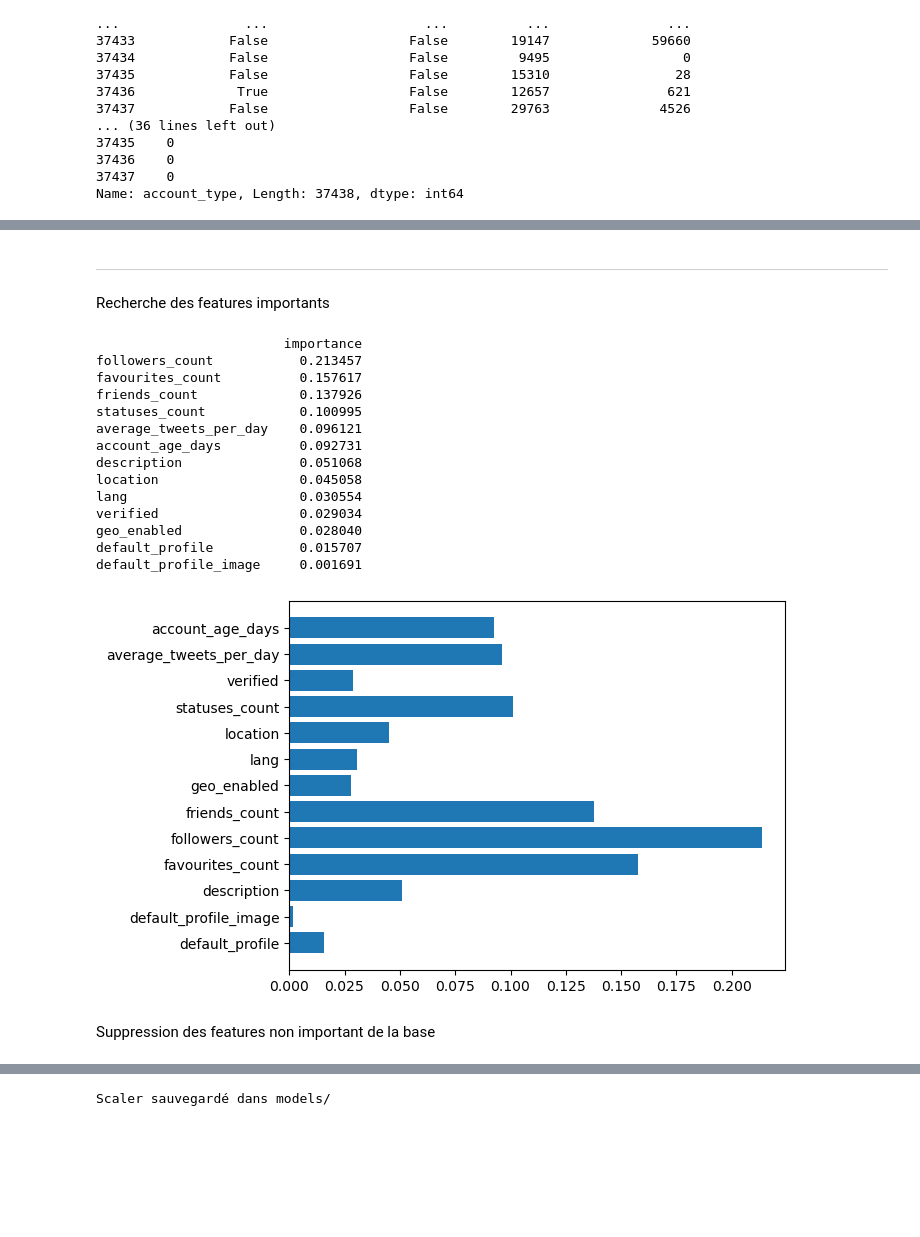
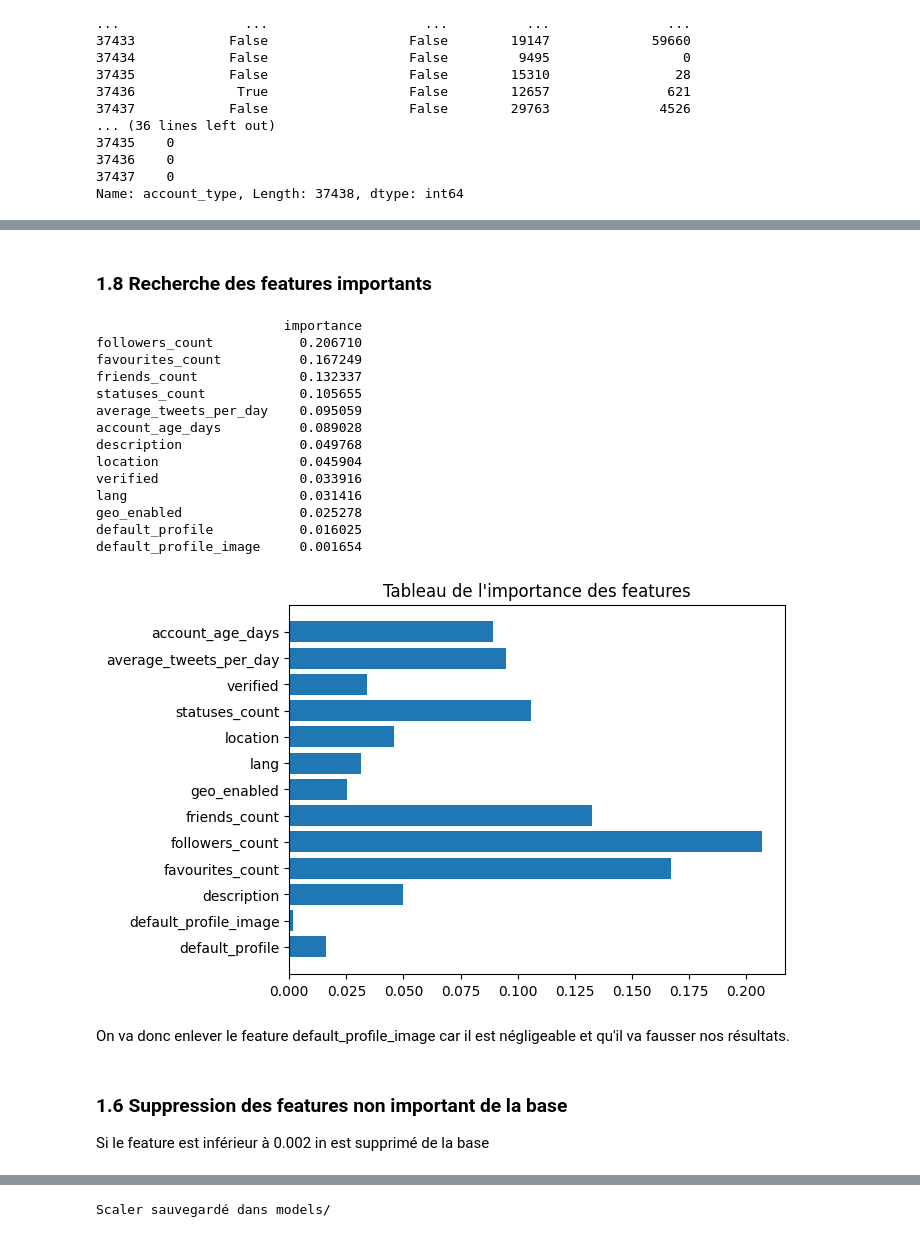
Before and after one commit to ML-fakes-account/fakes-account, a Jupyter notebook: notebooks/projet_fake_profiles.ipynb, the cells around one changed output, grey strips where cells are left out. Cells and saved outputs as stored; diff of their text form; code cells hidden in the pictures; blank space fills up the shorter version.

```diff
--- a/notebooks/projet_fake_profiles.ipynb
+++ b/notebooks/projet_fake_profiles.ipynb
@@ -185,35 +182,39 @@ plt.show()
 # %% [markdown]
----
-Recherche des features importants
+### 1.8 Recherche des features importants
 # %%
 from sklearn.ensemble import RandomForestClassifier
 from sklearn.metrics import accuracy_score
+import matplotlib.pyplot as plt
 
 rf1 = RandomForestClassifier(n_estimators=100)
 rf1.fit(X_train, y_train)
 y_pred = rf1.predict(X_test)
 
 featureimpor = pd.DataFrame(rf1.feature_importances_, index=X_train.columns,
               columns=["importance"]).sort_values("importance", ascending=False)
 print(featureimpor)
+plt.title("Tableau de l'importance des features")
 plt.barh(X_train.columns, rf1.feature_importances_)
 plt.show()
 # %% [output]
                         importance
-followers_count           0.213457
-favourites_count          0.157617
-friends_count             0.137926
-statuses_count            0.100995
-average_tweets_per_day    0.096121
-account_age_days          0.092731
-description               0.051068
-location                  0.045058
-lang                      0.030554
-verified                  0.029034
-geo_enabled               0.028040
-default_profile           0.015707
-default_profile_image     0.001691
+followers_count           0.206710
+favourites_count          0.167249
+friends_count             0.132337
+statuses_count            0.105655
+average_tweets_per_day    0.095059
+account_age_days          0.089028
+description               0.049768
+location                  0.045904
+verified                  0.033916
+lang                      0.031416
+geo_enabled               0.025278
+default_profile           0.016025
+default_profile_image     0.001654
-[figure, old version]
+[figure, new version]
-# %% [markdown]
-Suppression des features non important de la base
+# %% [markdown]
+On va donc enlever le feature default_profile_image car il est négligeable et qu'il va fausser nos résultats.
+# %% [markdown]
+### 1.6 Suppression des features non important de la base
+Si le feature est inférieur à 0.002 in est supprimé de la base
 # %%
```
Also changed, not shown: parts of 26 cells of this notebook.
